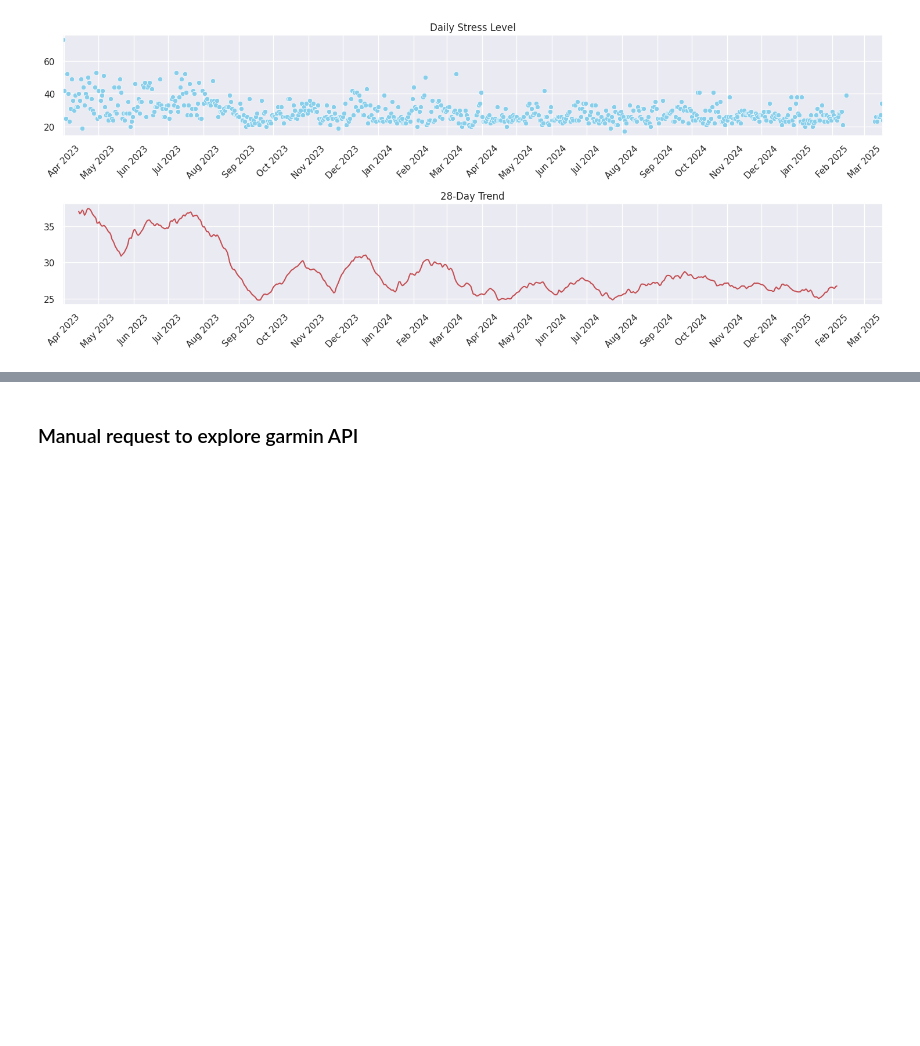
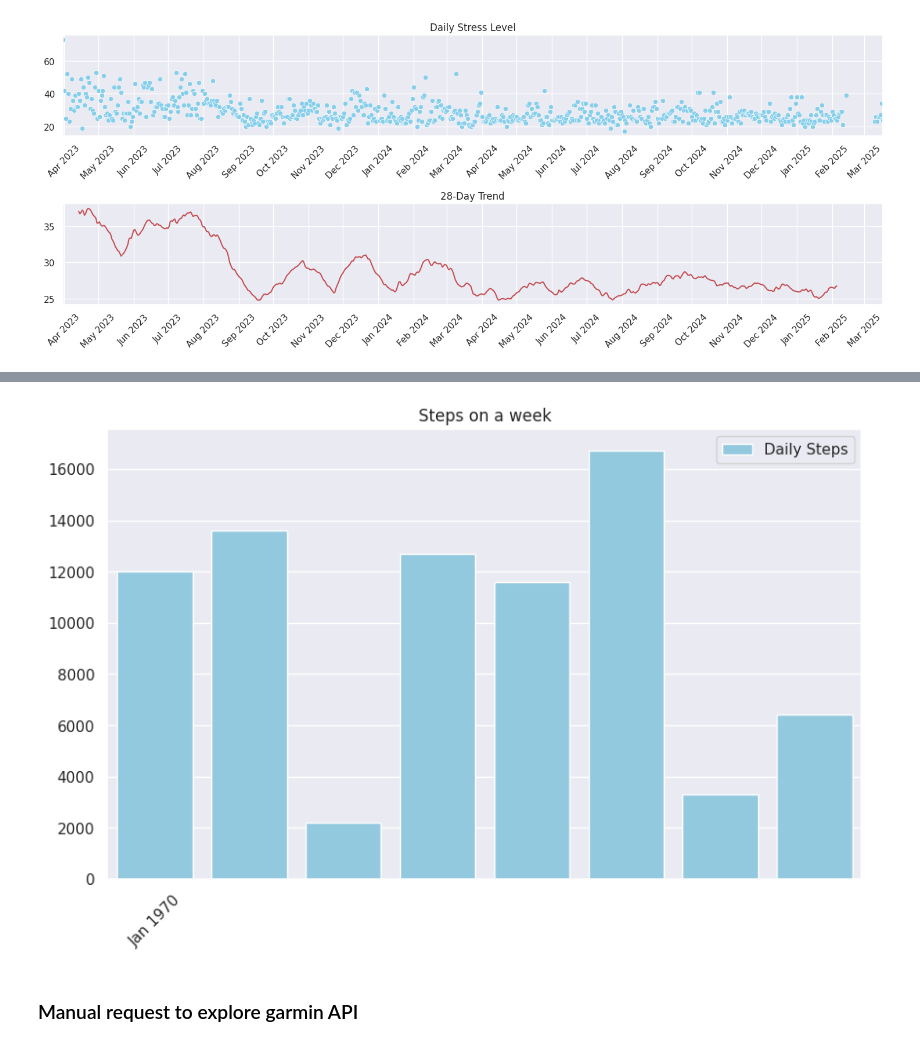
Before and after one commit to cavaliersanstete/running, a Jupyter notebook: garth_lib.ipynb, the cells around one changed output, grey strips where cells are left out. Cells and saved outputs as stored; diff of their text form; code cells hidden in the pictures; blank space fills up the shorter version.

Commit message:
add step data

```diff
--- a/garth_lib.ipynb
+++ b/garth_lib.ipynb
@@ -148,0 +151,2 @@ plt.show()
+# %%
+daily_steps = garth.DailySteps.list(period=10)
@@ -149,2 +161,44 @@ plt.show()
+# %%
+import seaborn as sns
+import matplotlib.dates as mdates
+from matplotlib import pyplot as plt
+import pandas as pd
+
+sns.set_theme()
+
+df = pd.DataFrame(daily_steps)
+df.set_index("calendar_date", inplace=True)
+
+# df["rolling_avg"] = df["total_steps"].rolling(window=28).mean()
+
+plt.figure(figsize=(10, 6))
+
+sns.barplot(
+    x=df.index,
+    y=df["total_steps"],
+    color="skyblue",
+    label="Daily Steps"
+)
+
+#sns.lineplot(
+ #   x=df.index,
+ #   y=df["step_goal"],
+ #   color="r",
+ #   label="step goal"
+#)
+
+plt.gca().xaxis.set_major_locator(mdates.MonthLocator())
+plt.gca().xaxis.set_major_formatter(mdates.DateFormatter("%b %Y"))
+
+plt.xticks(rotation=45)
+#plt.xlim(df.index.min(), df.index.max())
+plt.xlabel(None)
+plt.ylabel(None)
+plt.title("Steps on a week")
+plt.legend()
+
+plt.show()
+# %% [output]
+[figure, added]
 # %% [markdown]
 ### Manual request to explore garmin API
```
Also changed, not shown: parts of 7 cells of this notebook, 3 other files.
